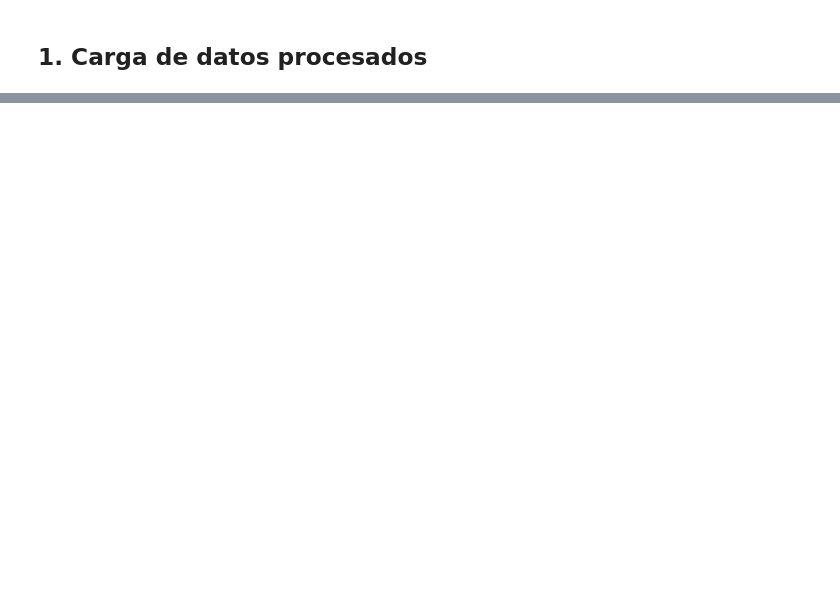
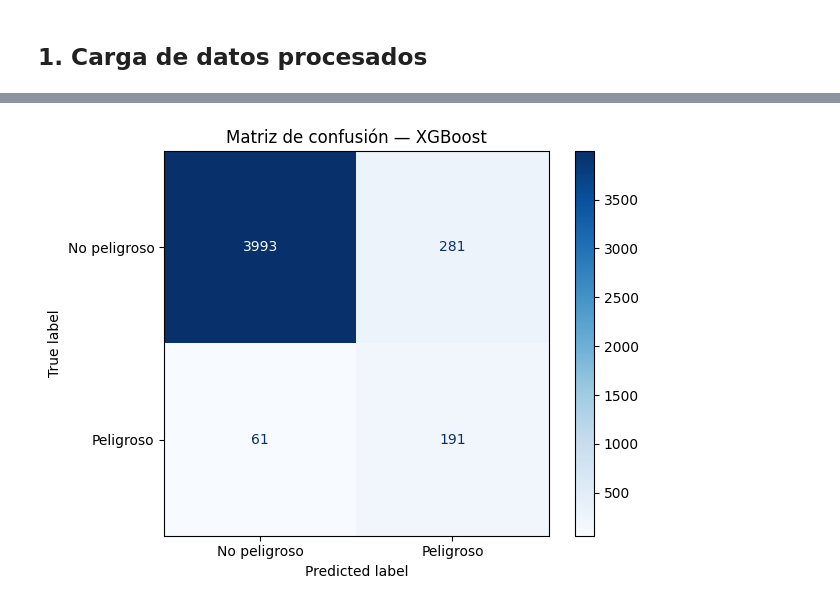
Before and after one commit to HelgaZambrana/asteroid-hazard-classifier, a Jupyter notebook: notebooks/05_models.ipynb, the cells around one changed output, grey strips where cells are left out. Drawn from its saved outputs; the diff is of its cells as text; code cells hidden in the pictures; blank space fills up the shorter version.

Commit message:
feat: 5-model benchmark with MLflow tracking, confusion matrix and hyperparameter tuning

```diff
--- a/notebooks/05_models.ipynb
+++ b/notebooks/05_models.ipynb
@@ -42,0 +90,25 @@ de clases que detectamos en el EDA.
+# %%
+scale_pos_weight = y_train.value_counts()[False] / y_train.value_counts()[True]
+
+modelos = {
+    "Regresion Logistica": LogisticRegression(
+        class_weight='balanced', random_state=42, max_iter=1000
+    ),
+    "Random Forest": RandomForestClassifier(
+        class_weight='balanced', random_state=42, n_estimators=100
+    ),
+    "XGBoost": XGBClassifier(
+        scale_pos_weight=scale_pos_weight, random_state=42, eval_metric='logloss'
+    ),
+    "LightGBM": LGBMClassifier(
+        class_weight='balanced', random_state=42, verbose=-1
+    ),
+    "SVM": SVC(
+        class_weight='balanced', random_state=42, probability=True
+    )
+}
+
+resultados = {}
+for nombre, modelo in modelos.items():
+    y_pred = evaluar_modelo(nombre, modelo, X_train, X_test, y_train, y_test)
+    resultados[nombre] = y_pred
@@ -42,0 +235,10 @@ de clases que detectamos en el EDA.
+# %%
+cm = confusion_matrix(y_test, resultados['XGBoost'])
+disp = ConfusionMatrixDisplay(confusion_matrix=cm,
+                               display_labels=['No peligroso', 'Peligroso'])
+disp.plot(cmap='Blues')
+plt.title('Matriz de confusión — XGBoost')
+plt.tight_layout()
+plt.show()
+# %% [output]
+[figure, added]
```
Also changed, not shown: parts of 20 cells of this notebook, 1 other file.
